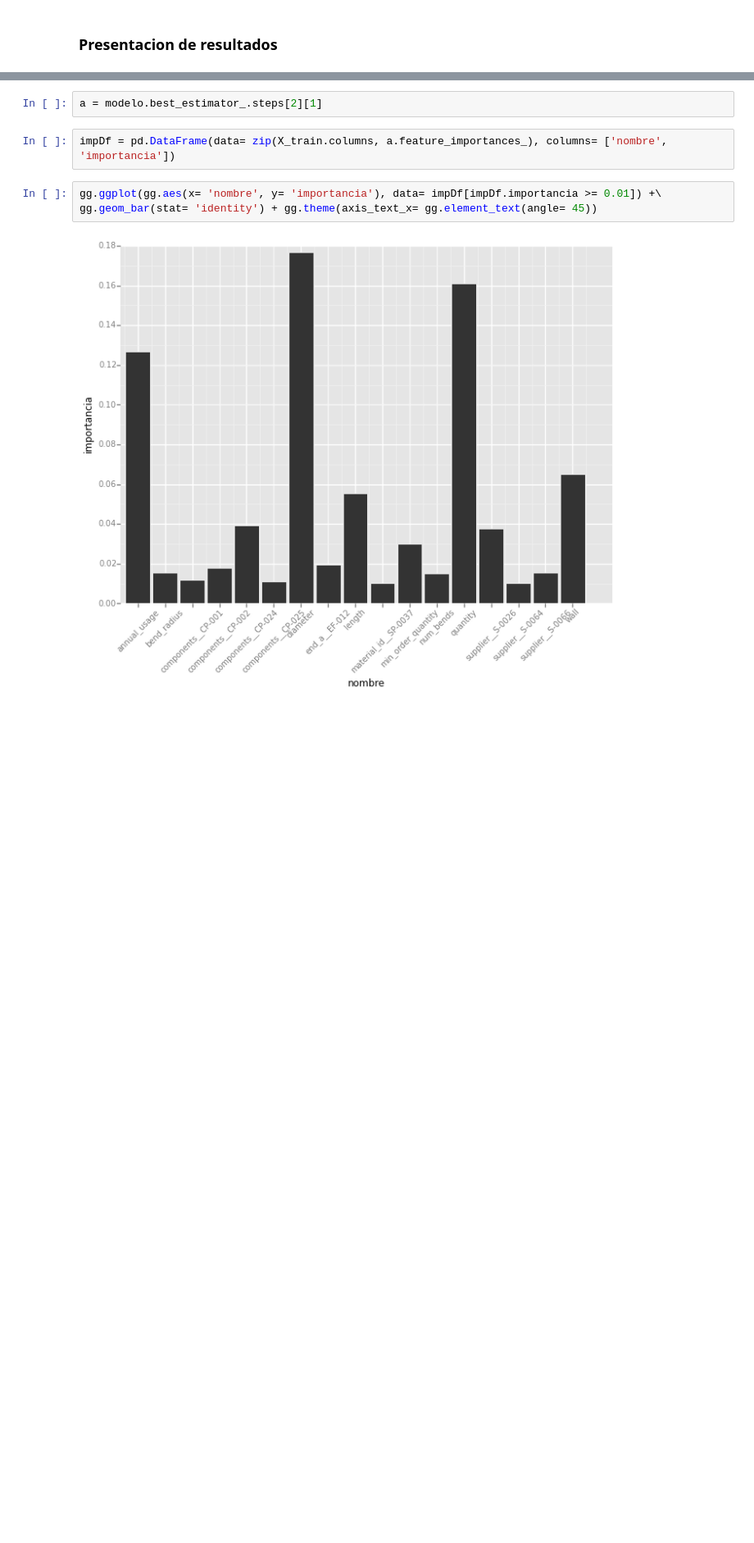
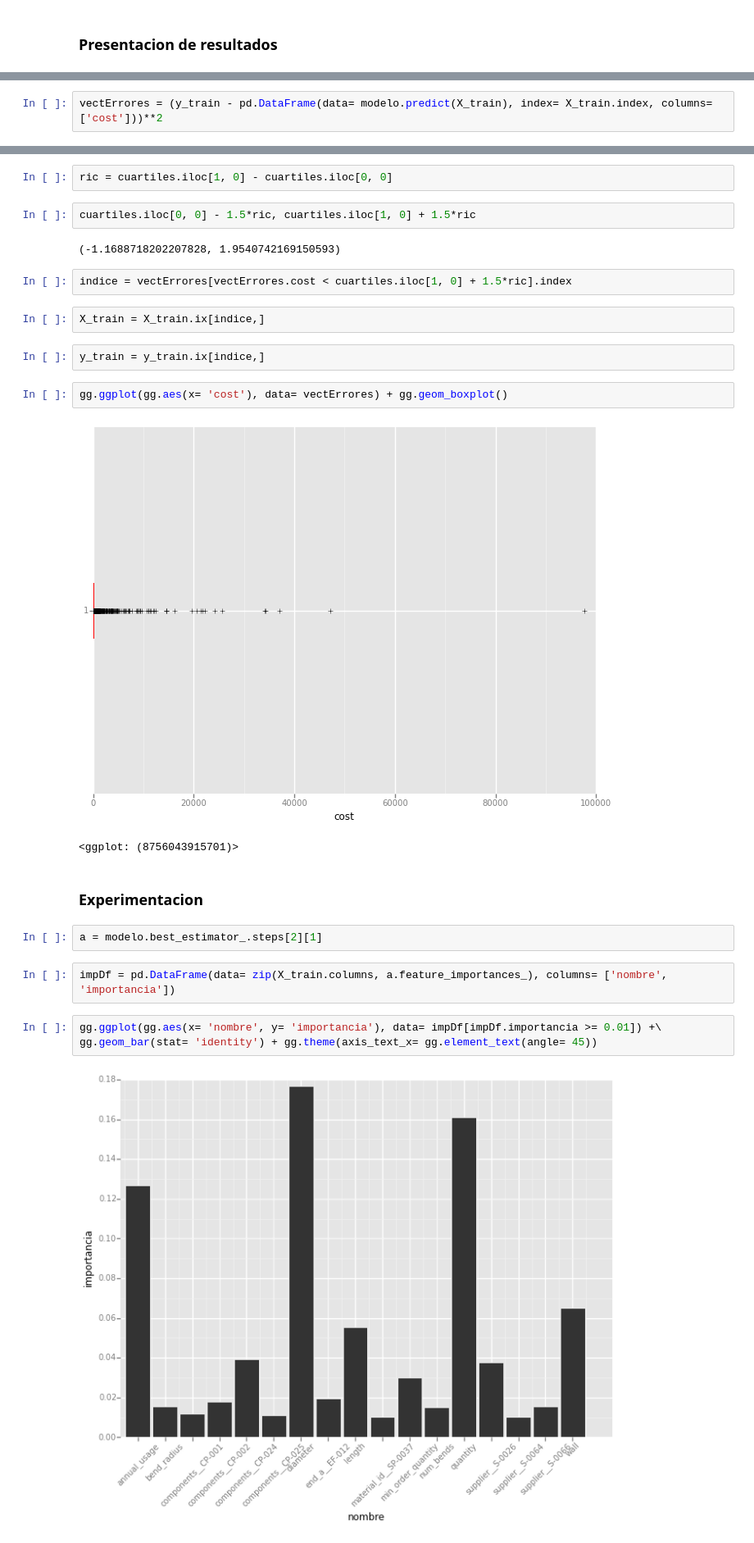
Before and after one commit to letorresl/cat_tube_pricing, a Jupyter notebook: Cuadernos/Principal.ipynb, the cells around one changed output, grey strips where cells are left out. Shown: that part at 82% size. Cells and saved outputs as stored; diff of their text form; blank space fills up the shorter version.

```diff
--- a/Cuadernos/Principal.ipynb
+++ b/Cuadernos/Principal.ipynb
@@ -43,0 +67,2 @@ validarModelo()
+# %%
+vectErrores = (y_train - pd.DataFrame(data= modelo.predict(X_train), index= X_train.index, columns= ['cost']))**2
@@ -44,3 +71,22 @@ validarModelo()
+# %%
+ric = cuartiles.iloc[1, 0] - cuartiles.iloc[0, 0]
+# %%
+cuartiles.iloc[0, 0] - 1.5*ric, cuartiles.iloc[1, 0] + 1.5*ric
+# %% [output]
+(-1.1688718202207828, 1.9540742169150593)
+# %%
+indice = vectErrores[vectErrores.cost < cuartiles.iloc[1, 0] + 1.5*ric].index
+# %%
+X_train = X_train.ix[indice,]
+# %%
+y_train = y_train.ix[indice,]
+# %%
+gg.ggplot(gg.aes(x= 'cost'), data= vectErrores) + gg.geom_boxplot()
+# %% [output]
+[figure, added]
+<ggplot: (8756043915701)>
+# %% [markdown]
+### Experimentacion
 # %%
 a = modelo.best_estimator_.steps[2][1]
 # %%
```
Also changed, not shown: parts of 9 cells of this notebook, 1 other file.
